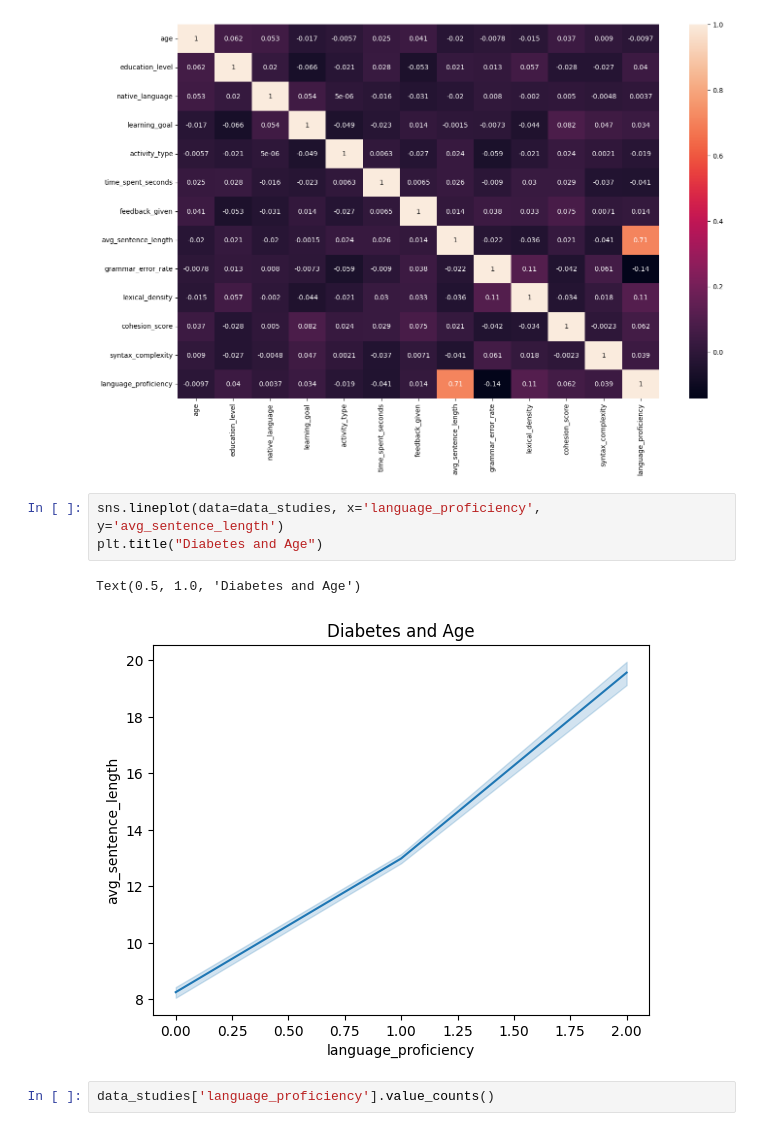
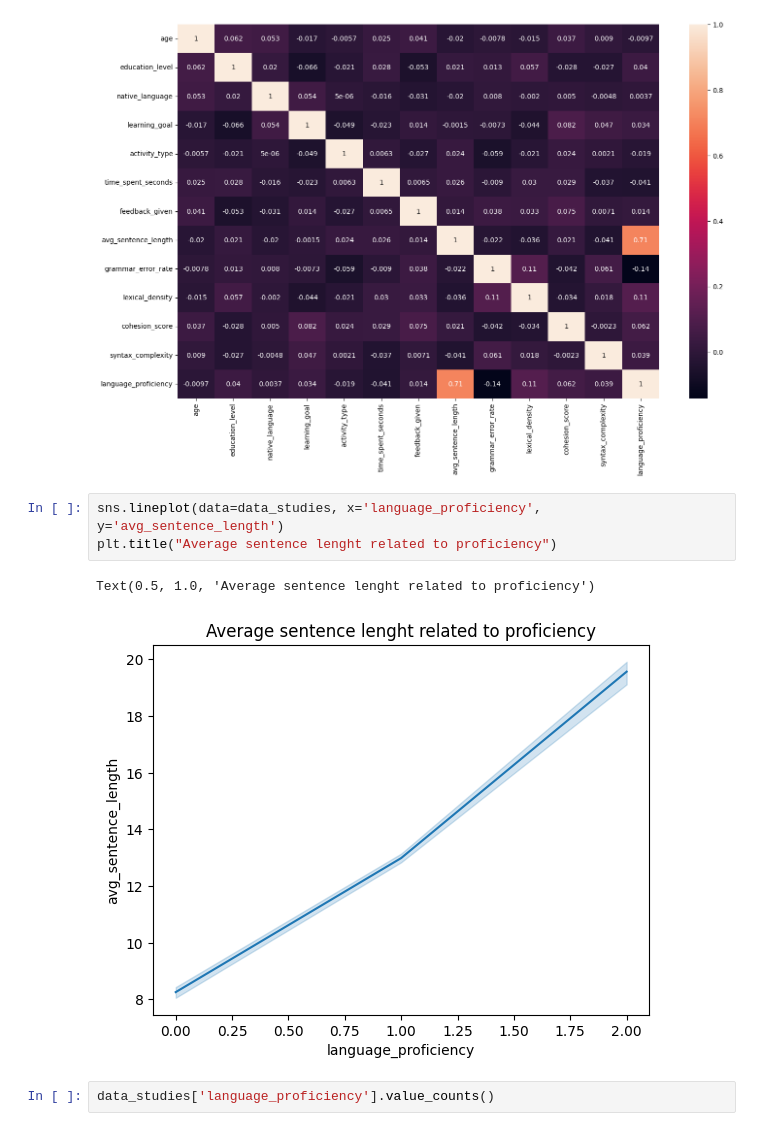
Before and after one commit to miguelestradam3/language_proficiency_classification, a Jupyter notebook: main.ipynb, the cells around one changed output. Cells and saved outputs as stored; diff of their text form.

```diff
--- a/main.ipynb
+++ b/main.ipynb
@@ -73,10 +73,10 @@ sns.heatmap(data_studies.corr(), annot=True)
 [figure]
 # %%
 sns.lineplot(data=data_studies, x='language_proficiency', y='avg_sentence_length')
-plt.title("Diabetes and Age")
+plt.title("Average sentence lenght related to proficiency")
 # %% [output]
-Text(0.5, 1.0, 'Diabetes and Age')
+Text(0.5, 1.0, 'Average sentence lenght related to proficiency')
-[figure, old version]
+[figure, new version]
 # %%
 data_studies['language_proficiency'].value_counts()
 # %% [output]
```
Also changed, not shown: parts of 4 cells of this notebook.
